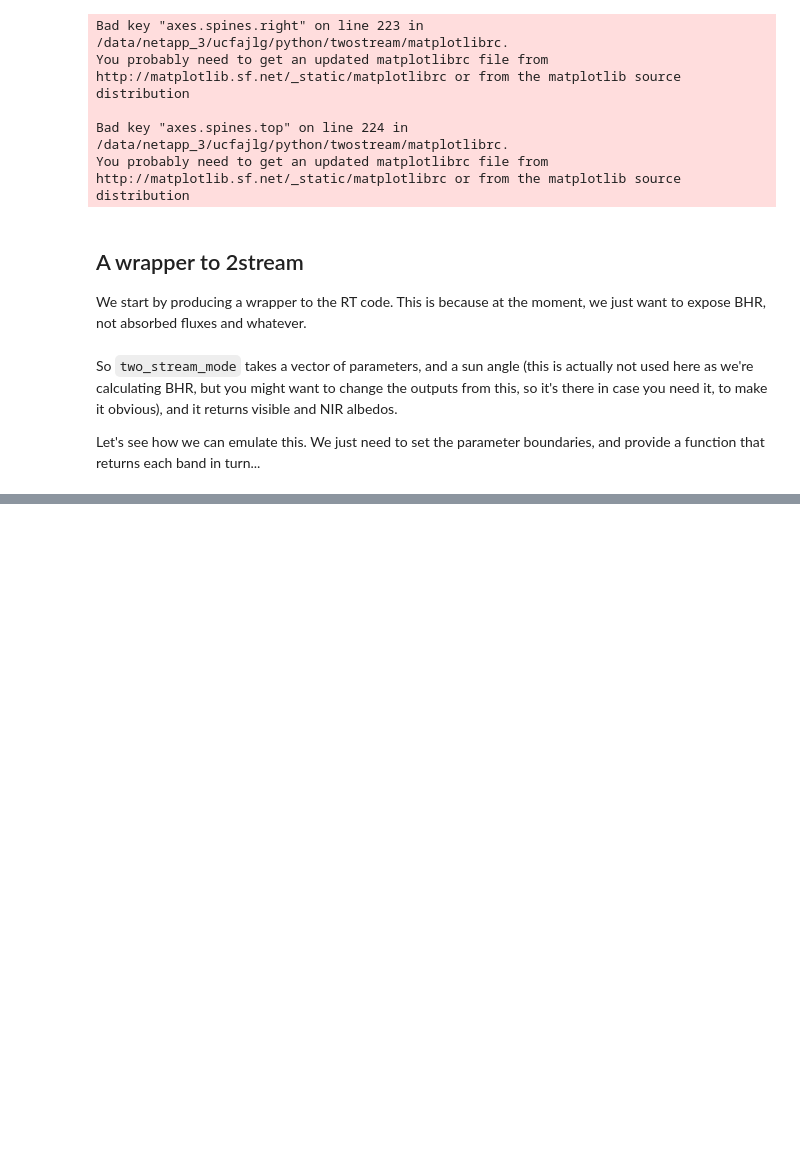
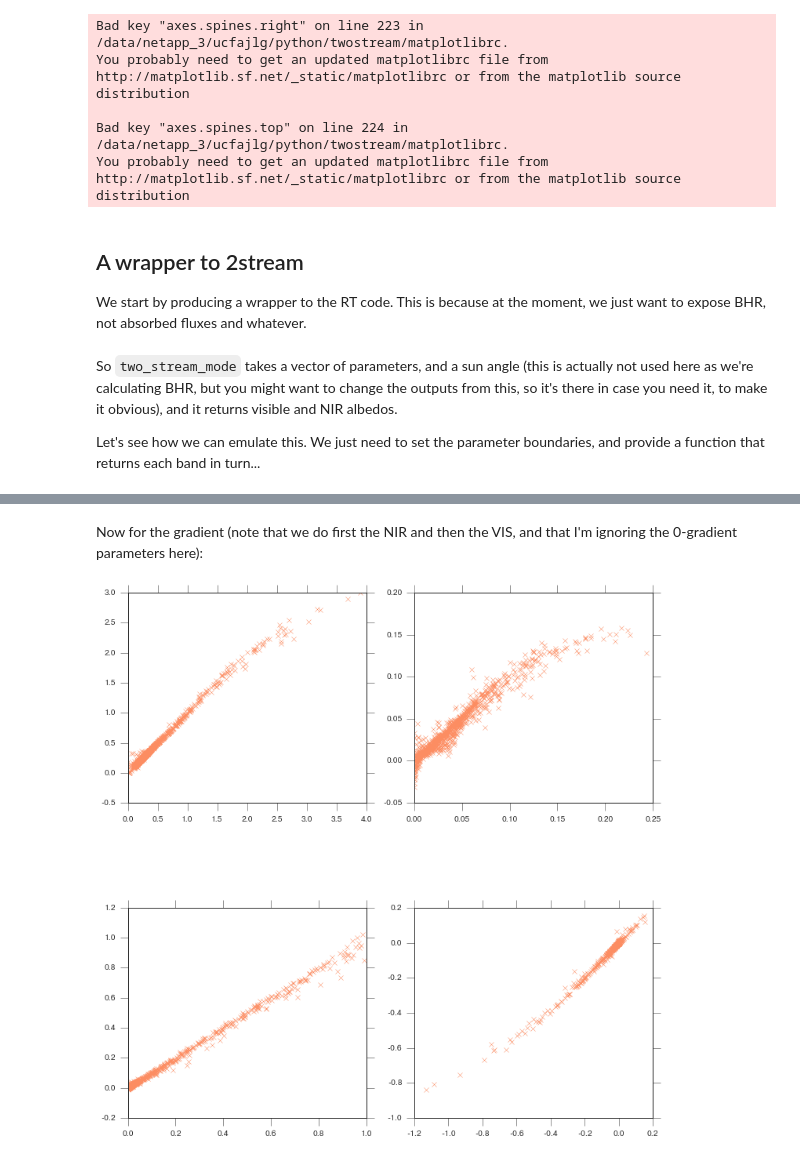
Before and after one commit to jgomezdans/two_stream, a Jupyter notebook: 01-Emulating_the_TIP.ipynb, the cells around one changed output, grey strips where cells are left out. Drawn from its saved outputs; the diff is of its cells as text; code cells hidden in the pictures; blank space fills up the shorter version.

```diff
--- a/01-Emulating_the_TIP.ipynb
+++ b/01-Emulating_the_TIP.ipynb
@@ -160,0 +167,10 @@ axs[1].set_xlabel ( "TIP albedo NIR [-]")
+# %% [markdown]
+Now for the gradient (note that we do first the NIR and then the VIS, and that I'm ignoring the 0-gradient parameters here):
+# %%
+plt.figure(figsize=(12,12))
+gp, validate, validate_output, validate_gradient, emulated_validation, emulated_gradient = emulation_test[1]
+for i,p in enumerate( [ 3,4,5,6] ):
+    plt.subplot( 2,2,i+1)
+    plt.plot ( validate_gradient[:,p], emulated_gradient[:,p], 'x')
+# %% [output]
+[figure, added]
```
Also changed, not shown: parts of 5 cells of this notebook.
